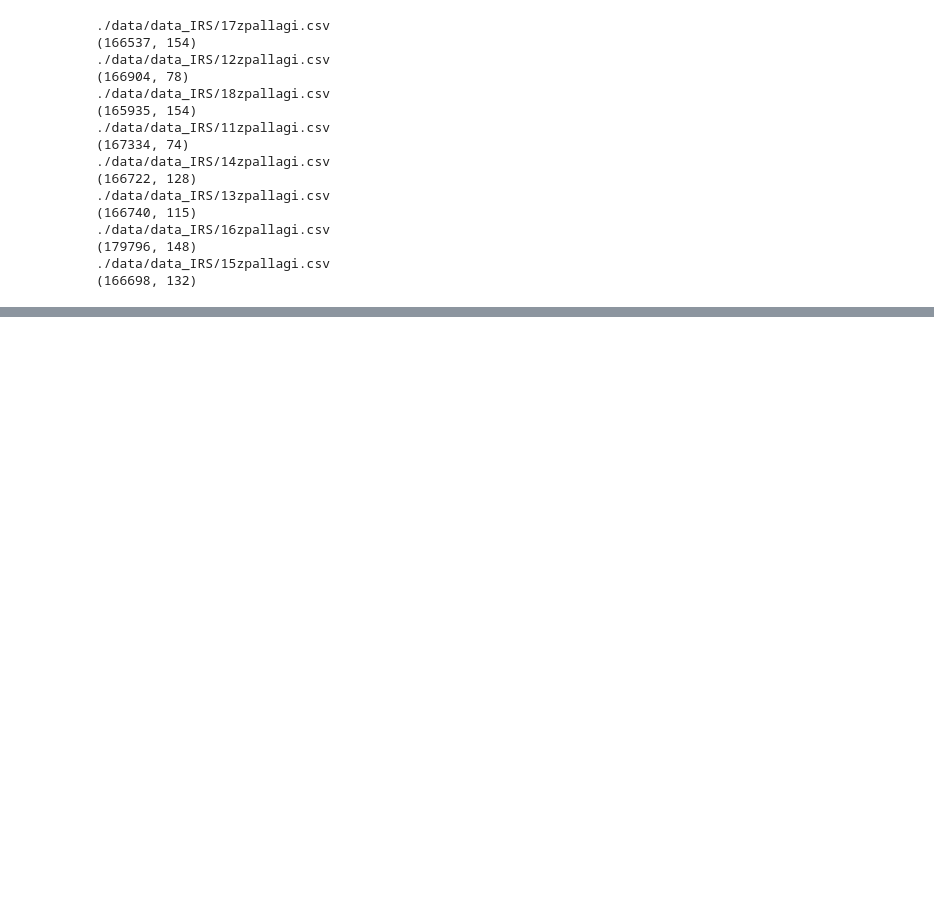
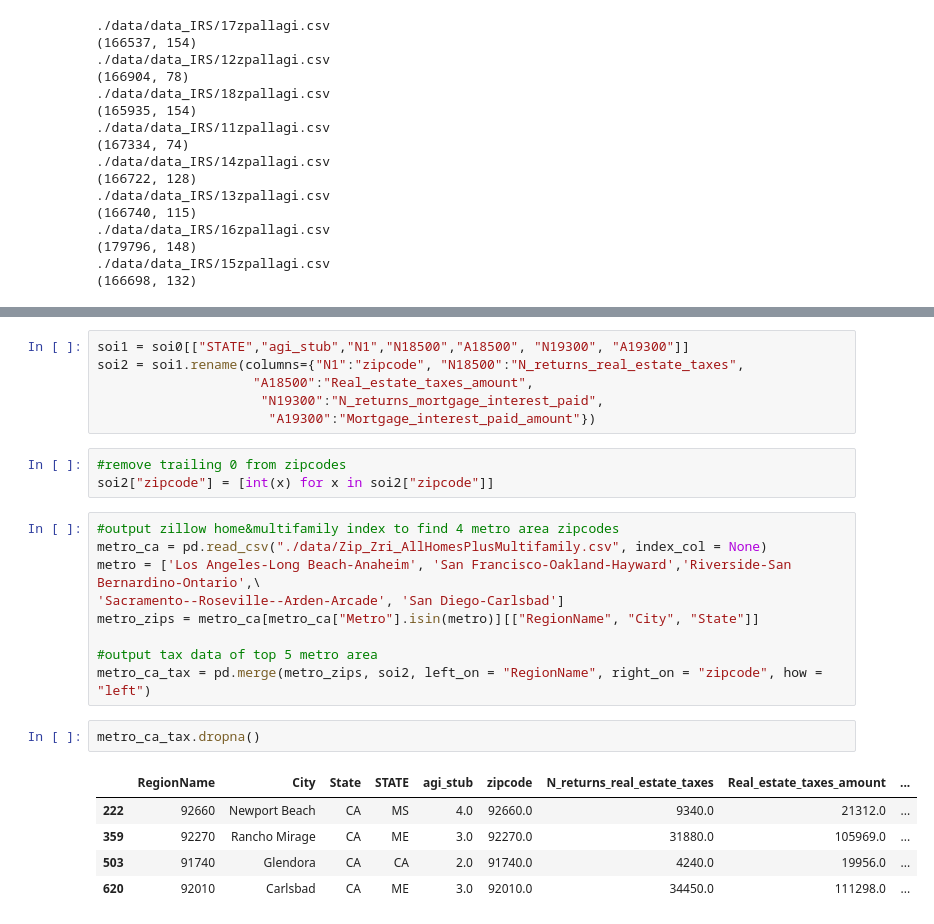
Before and after one commit to Skipp-py/NYCDSA_Capstone, a Jupyter notebook: Cherie/irs_eda1.ipynb, the cells around one changed output, grey strips where cells are left out. Cells and saved outputs as stored; diff of their text form; blank space fills up the shorter version.

```diff
--- a/Cherie/irs_eda1.ipynb
+++ b/Cherie/irs_eda1.ipynb
@@ -325,0 +72,26 @@ ValueError:
+# %%
+soi1 = soi0[["STATE","agi_stub","N1","N18500","A18500", "N19300", "A19300"]]
+soi2 = soi1.rename(columns={"N1":"zipcode", "N18500":"N_returns_real_estate_taxes",
+                    "A18500":"Real_estate_taxes_amount",
+                     "N19300":"N_returns_mortgage_interest_paid",
+                      "A19300":"Mortgage_interest_paid_amount"})
+# %%
+#remove trailing 0 from zipcodes
+soi2["zipcode"] = [int(x) for x in soi2["zipcode"]]
+# %%
+#output zillow home&multifamily index to find 4 metro area zipcodes
+metro_ca = pd.read_csv("./data/Zip_Zri_AllHomesPlusMultifamily.csv", index_col = None)
+metro = ['Los Angeles-Long Beach-Anaheim', 'San Francisco-Oakland-Hayward','Riverside-San Bernardino-Ontario',\
+'Sacramento--Roseville--Arden-Arcade', 'San Diego-Carlsbad']
+metro_zips = metro_ca[metro_ca["Metro"].isin(metro)][["RegionName", "City", "State"]]
+
+#output tax data of top 5 metro area
+metro_ca_tax = pd.merge(metro_zips, soi2, left_on = "RegionName", right_on = "zipcode", how = "left")
+# %%
+metro_ca_tax.dropna()
+# %% [output]
+|  | RegionName | City | State | STATE | agi_stub | zipcode | N_returns_real_estate_taxes | Real_estate_taxes_amount | ... |
+| 222 | 92660 | Newport Beach | CA | MS | 4.0 | 92660.0 | 9340.0 | 21312.0 | ... |
+| 359 | 92270 | Rancho Mirage | CA | ME | 3.0 | 92270.0 | 31880.0 | 105969.0 | ... |
+| 503 | 91740 | Glendora | CA | CA | 2.0 | 91740.0 | 4240.0 | 19956.0 | ... |
+| 620 | 92010 | Carlsbad | CA | ME | 3.0 | 92010.0 | 34450.0 | 111298.0 | ... |
```
Also changed, not shown: parts of 29 cells of this notebook, 12 other files.
